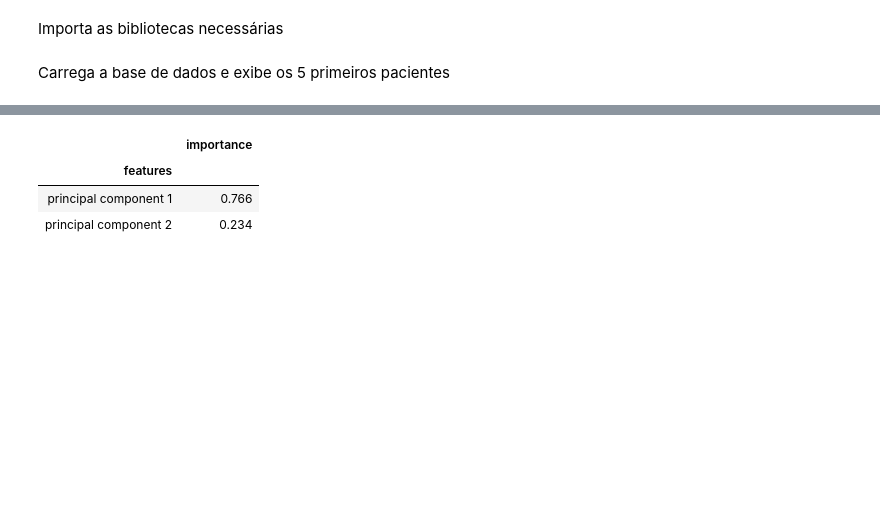
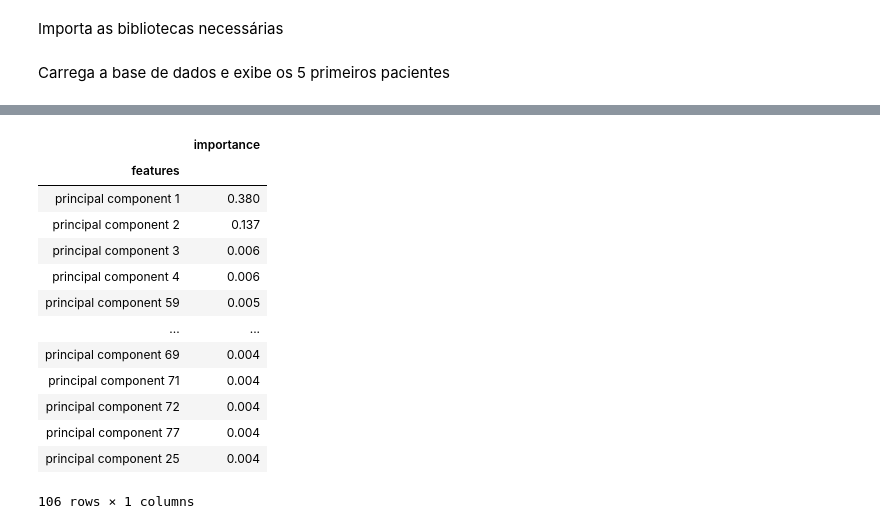
Before and after one commit to martadfer/PA, a Jupyter notebook: PCA_K-Means.ipynb, the cells around one changed output, grey strips where cells are left out. Cells and saved outputs as stored; diff of their text form; code cells hidden in the pictures; blank space fills up the shorter version.

```diff
--- a/PCA_K-Means.ipynb
+++ b/PCA_K-Means.ipynb
@@ -137,10 +138,11 @@ def optimal_number_of_clusters(wcss):
 ### PCA
 
 medidas_array_escala = StandardScaler().fit_transform(medidas_array)
-pca = PCA(n_components = 2)
+#pca = PCA(n_components = 0.38, svd_solver = 'full')
+pca = PCA(n_components = 0.95, svd_solver = 'full')
 
 componentesPrincipais = pca.fit_transform(medidas_array_escala)
 
 # Cria um dataframe contendo as componentes principais calculadas
 dadosComponentesPrincipais = pd.DataFrame(data = componentesPrincipais,
-                                          columns = ['principal component 1', 'principal component 2'])
+                                          columns = [f'principal component {i+1}' for i in range(len(componentesPrincipais[0]))])
@@ -183,17 +201,17 @@ qtds = []
 
 contagem = Counter(grupos)
 
-for i in range(0,num_otimo_clusters):
-    classes.append(i)
+for i in range(num_otimo_clusters):
+    classes.append(i+1)
     qtds.append(contagem[i])
 
-plt.bar(classes,qtds,color="red")
+plt.bar(classes,qtds,color="#a8ddb5")
 plt.xticks(classes)
-plt.ylabel('Quantidade de Pacientes')
-plt.xlabel('Grupo gerado por kmeans')
-plt.title('Número de Pacientes x Grupos do K-means na Abordagem Cadastro e Medidas')
+plt.ylabel('Quantidade de Pacientes', fontsize=18)
+plt.xlabel('Grupos', fontsize=18)
+plt.title('Pacientes por Grupos do PCA-Kmeans', fontsize=18)
 fig = plt.gcf()
-#fig.savefig(DIR_KMEANS / 'graficos' / 'grafico_Random_Abordagem1_pacientes_por_grupos.svg',format="svg")
+fig.savefig(DIR_PCA / 'graficos' / 'grafico_pacientes_grupos_PCA.png',format="png")
 plt.show()
 
 
@@ -221,8 +239,8 @@ f1 = f1_score(y_val, y_prev_val,average='macro')
 print('Accuracy: '+str(accuracy)+' - Recall: '+str(recall)+' - F1 Score: '+str(f1))
 
 #Matriz de Confusão
-mat=list(confusion_matrix(y_val, y_prev_val, labels=classes))
-pd.DataFrame(mat,index = classes, columns = classes)
+#mat=list(confusion_matrix(y_val, y_prev_val, labels=classes))
+#pd.DataFrame(mat,index = classes, columns = classes)
 
 #### Abordagem 1: TESTE
 
@@ -255,32 +273,42 @@ pd.DataFrame(mat,index = classes, columns = classes)
 # %%
 
 #validacao
 #pacientes_validacao_diast_sisto = x_val_[['numero_identificacao']]
 #pacientes_validacao_diast_sisto['Grupo_Real'] = y_val_
 #pacientes_validacao_diast_sisto['Grupo_Previsto'] = y_prev_val
 #
 #pacientes_validacao_diast_sisto.to_csv(path_or_buf = DIR_KMEANS / "padrao_doenca" / 'pacientes_validacao_cadastro.csv',
 #             sep=';',index=False,encoding='UTF-8')
 #
 ##teste
 #pacientes_teste_diast_sisto = x_test_[['numero_identificacao']]
 #pacientes_teste_diast_sisto['Grupo_Real'] = y_test_
 #pacientes_teste_diast_sisto['Grupo_Previsto'] = y_prev_test
 #
 #pacientes_teste_diast_sisto.to_csv(path_or_buf = DIR_KMEANS / "padrao_doenca" / 'pacientes_teste_cadastro.csv',
 #             sep=';',index=False,encoding='UTF-8')
 
 
 #### Abordagem 1: Importância das Features Random Forest
 
 #calculo da importancia de cada variavel para idenficar os grupos com 3 casas decimais
-ls_cadastro = ['principal component 1', 'principal component 2']
+ls_cadastro = [f'principal component {i+1}' for i in range(len(componentesPrincipais[0]))]
 importancia = pd.DataFrame({'features':ls_cadastro,'importance':np.round(random_forest.feature_importances_,3)})
 importancia = importancia.sort_values('importance',ascending=False).set_index('features')
 
 importancia
 # %% [output]
 |  | importance |
 | features |  |
-| principal component 1 | 0.766 |
-| principal component 2 | 0.234 |
+| principal component 1 | 0.380 |
+| principal component 2 | 0.137 |
+| principal component 3 | 0.006 |
+| principal component 4 | 0.006 |
+| principal component 59 | 0.005 |
+| ... | ... |
+| principal component 69 | 0.004 |
+| principal component 71 | 0.004 |
+| principal component 72 | 0.004 |
+| principal component 77 | 0.004 |
+| principal component 25 | 0.004 |
+106 rows × 1 columns
```
Also changed, not shown: parts of 15 cells of this notebook, 14 other files.
